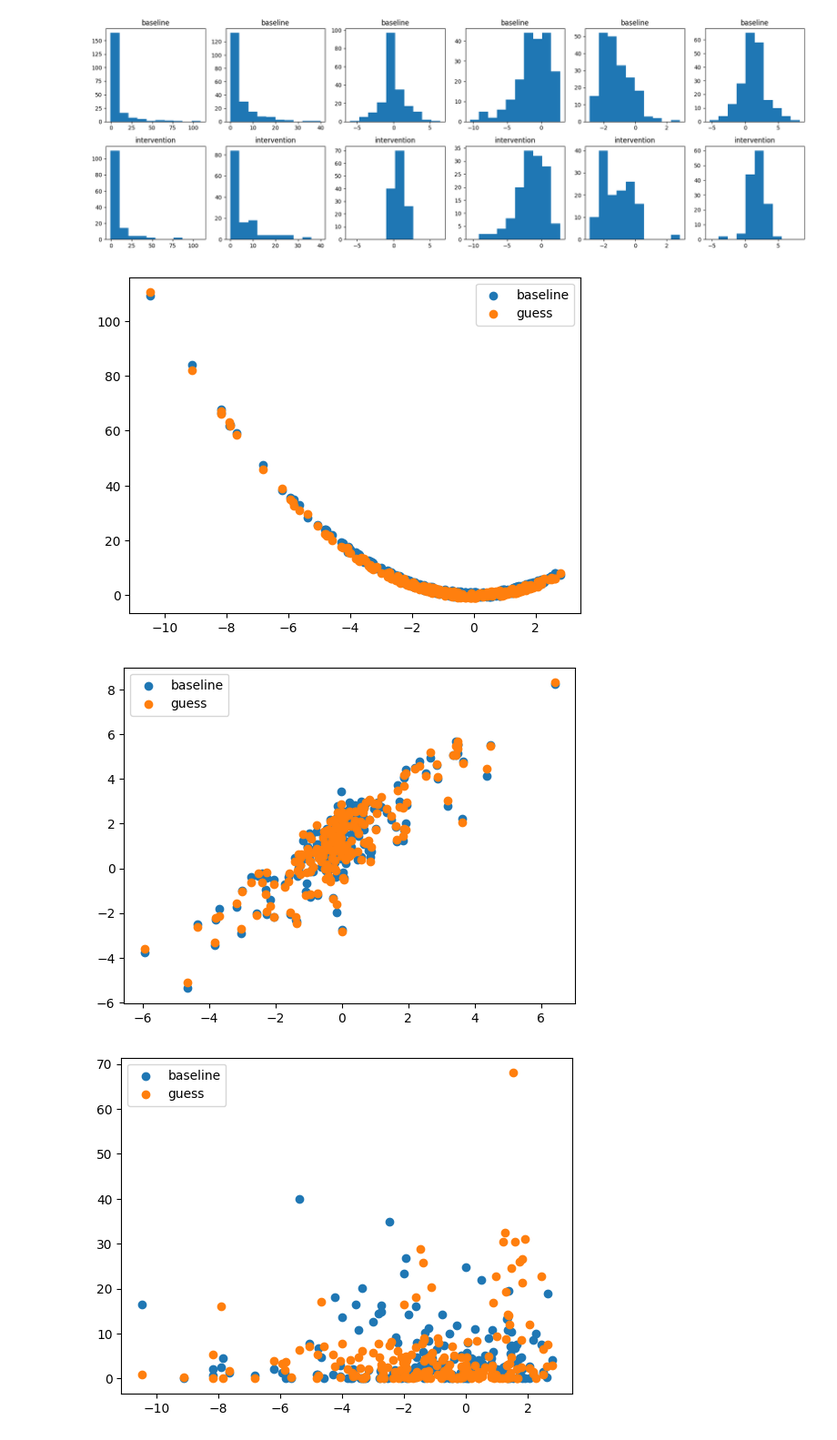
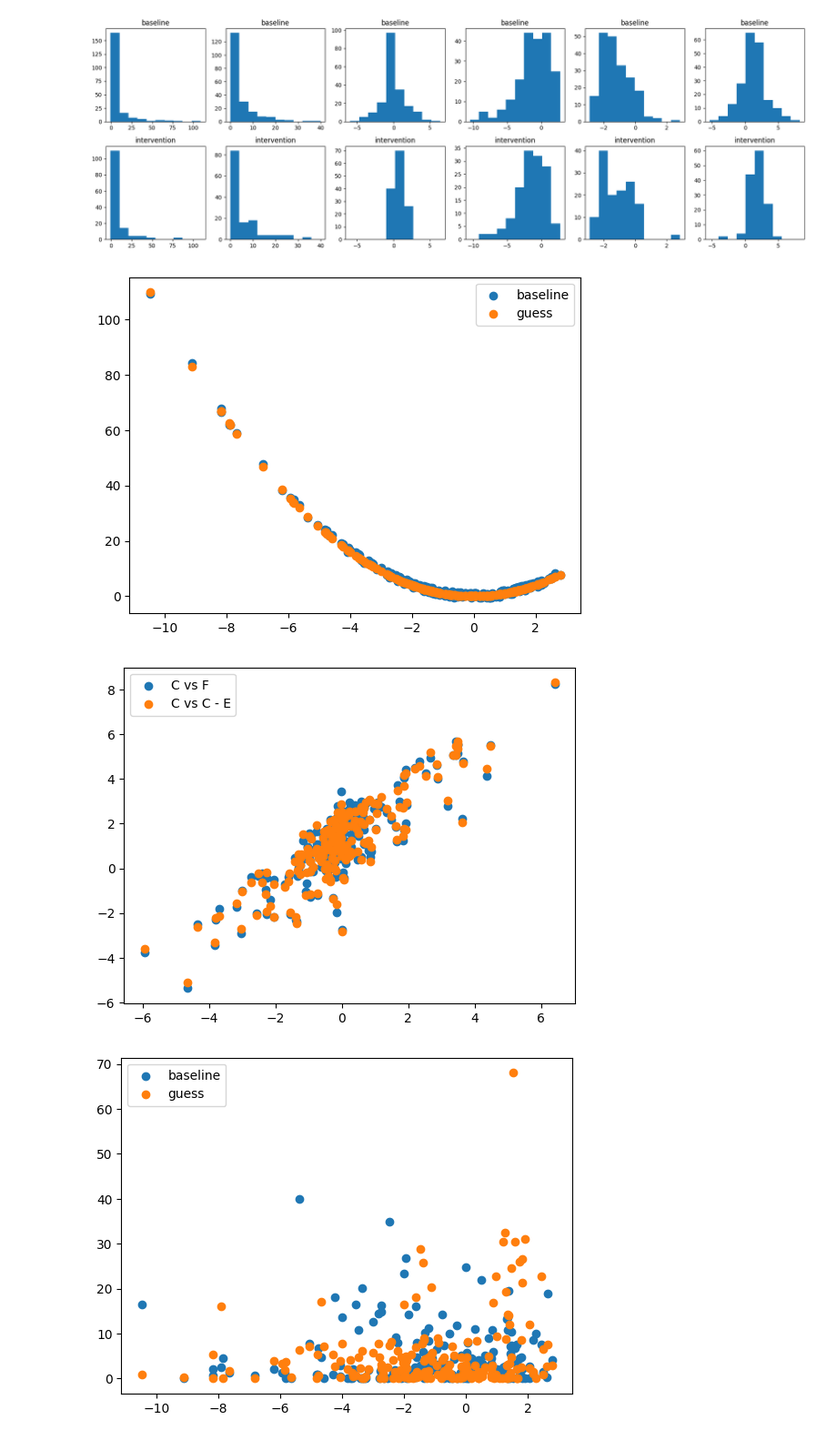
Before and after one commit to katinka314/AL_graph_project, a Jupyter notebook: scatterplots.ipynb, the cells around one changed output. Shown at 91% size. Saved outputs shown, nothing was run; the diff lists cells and outputs as text; code cells hidden in the pictures.

```diff
--- a/scatterplots.ipynb
+++ b/scatterplots.ipynb
@@ -75,27 +86,27 @@ plot_pairwise_hist(basedata, cond_base)
 # %%
 plt.scatter(basedata[:,3], basedata[:,0], label="baseline")
 plt.scatter(
     basedata[:,3],
-    basedata[:,3]**2 - np.cos(basedata[:,1]),
+    basedata[:,3]**2 np.cos(basedata[:,5]),
     label="guess"
 )
 
 plt.legend()
 plt.show()
 # %% [output]
-[figure, old version]
+[figure, new version]
 # %%
-plt.scatter(basedata[:,2], basedata[:,5], label="baseline")
+plt.scatter(basedata[:,2], basedata[:,5], label="C vs F")
 plt.scatter(
     basedata[:,2],
     basedata[:,2] - basedata[:,4],
-    label="guess"
+    label="C vs C - E"
 )
 
 plt.legend()
 plt.show()
 # %% [output]
-[figure, old version]
+[figure, new version]
 # %%
 plt.scatter(basedata[:,3], basedata[:,1], label="baseline")
 plt.scatter(
```
Also changed, not shown: parts of 3 cells of this notebook.
